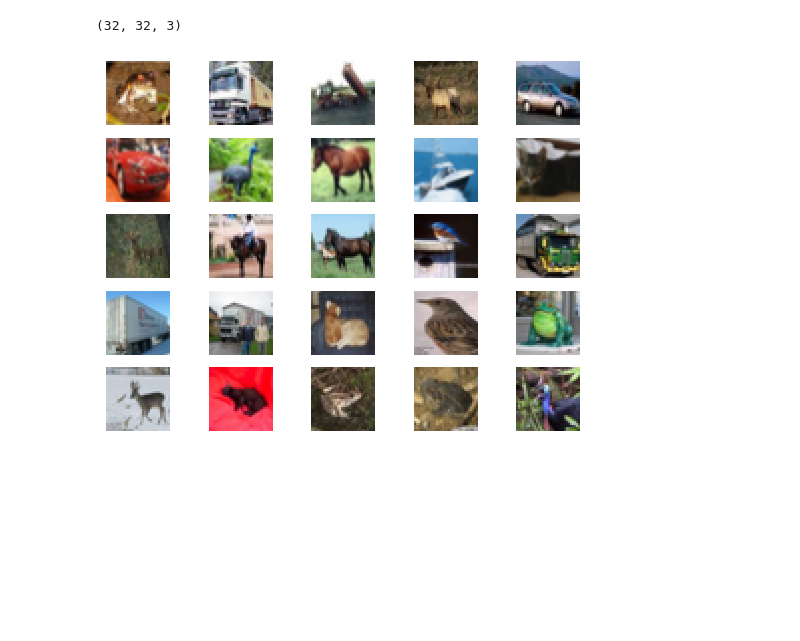
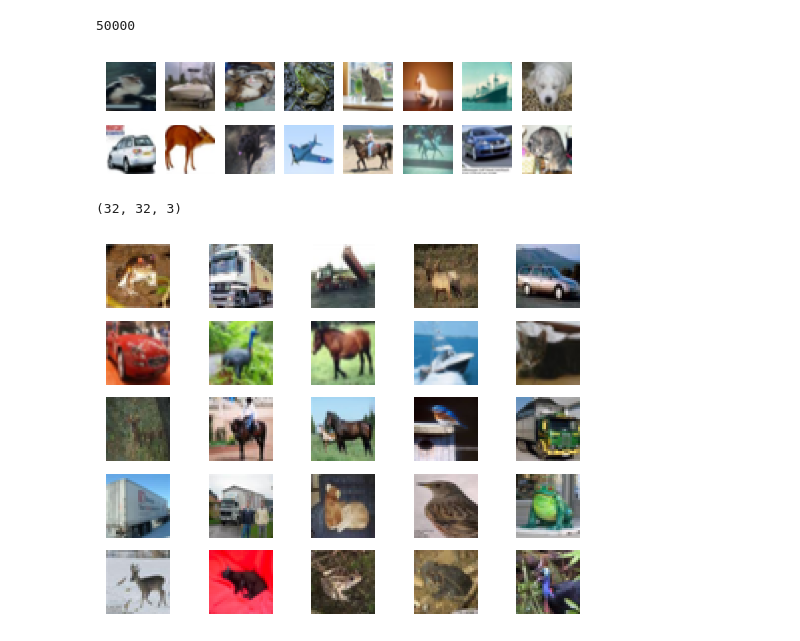
Before and after one commit to savicente2109/TFG-Mat, a Jupyter notebook: pruebas.ipynb, the cells around one changed output. Saved outputs shown, nothing was run; the diff lists cells and outputs as text; code cells hidden in the pictures; blank space fills up the shorter version.

```diff
--- a/pruebas.ipynb
+++ b/pruebas.ipynb
@@ -1,3 +18,29 @@
+# %%
+import keras
+from keras import layers
+from keras.datasets import cifar10
+import matplotlib.pyplot as plt
+from PIL import Image
+import random
+
+(x_train, y_train), (x_test, y_test) = keras.datasets.cifar10.load_data()
+
+print(len(x_train))
+
+fig, ax = plt.subplots(2, 8, figsize=(6,1.5))
+
+for i in range(16):
+	# define subplot
+	plt.subplot(2, 8, 1 + i)
+	# turn off axis
+	plt.axis('off')
+	# plot raw pixel data
+	n = random.randrange(50000)
+	plt.imshow(x_train[n])
+plt.show()
+# %% [output]
+50000
+[figure, added]
 # %%
 import keras
 from keras import layers
```
Also changed, not shown: parts of 1 cell of this notebook.
